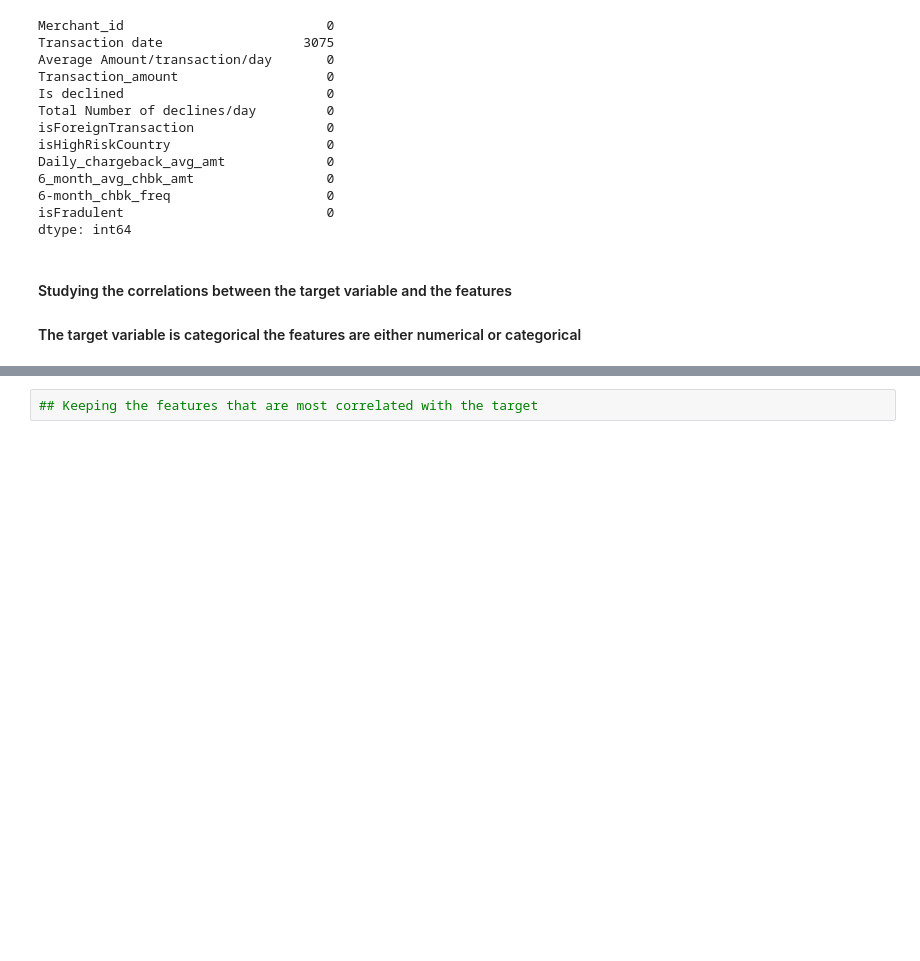
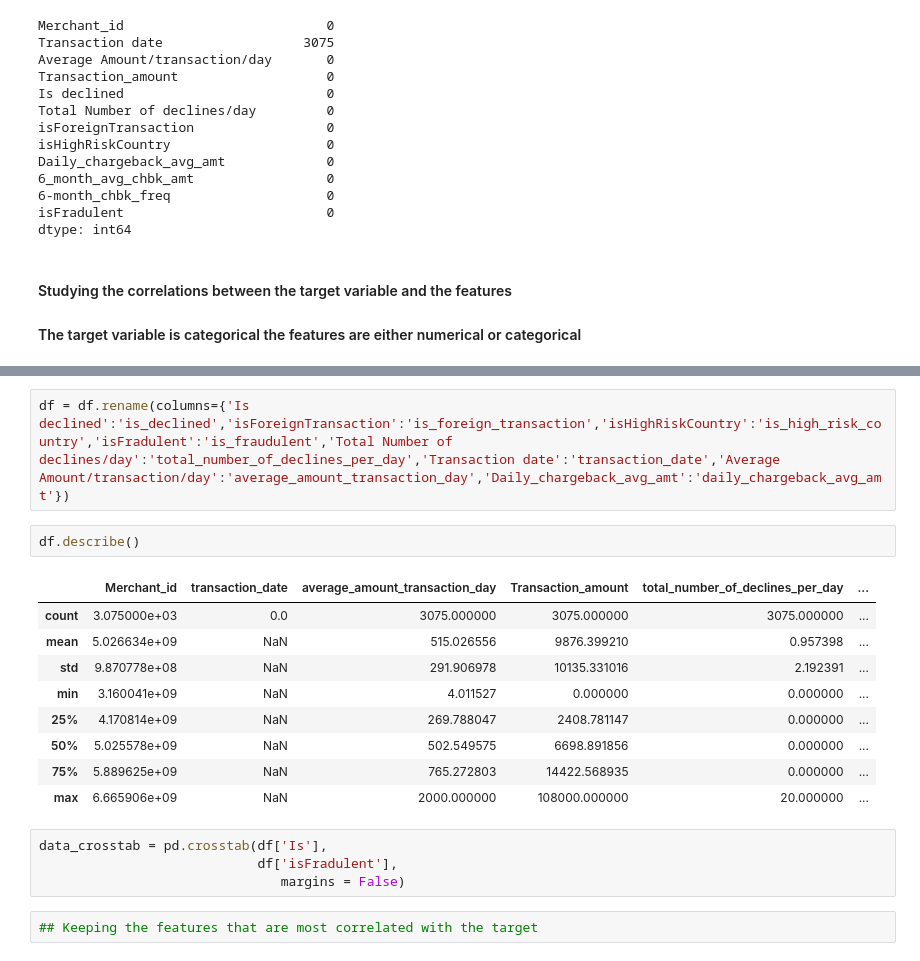
Before and after one commit to dahmd1/creditcardfrauddetection, a Jupyter notebook: Credit_card_fraud_detection_EDA.ipynb, the cells around one changed output, grey strips where cells are left out. Cells and saved outputs as stored; diff of their text form; blank space fills up the shorter version.

```diff
--- a/Credit_card_fraud_detection_EDA.ipynb
+++ b/Credit_card_fraud_detection_EDA.ipynb
@@ -131,3 +209,21 @@ dtype: int64
+# %%
+df = df.rename(columns={'Is declined':'is_declined','isForeignTransaction':'is_foreign_transaction','isHighRiskCountry':'is_high_risk_country','isFradulent':'is_fraudulent','Total Number of declines/day':'total_number_of_declines_per_day','Transaction date':'transaction_date','Average Amount/transaction/day':'average_amount_transaction_day','Daily_chargeback_avg_amt':'daily_chargeback_avg_amt'})
+# %%
+df.describe()
+# %% [output]
+|  | Merchant_id | transaction_date | average_amount_transaction_day | Transaction_amount | total_number_of_declines_per_day | ... |
+| count | 3.075000e+03 | 0.0 | 3075.000000 | 3075.000000 | 3075.000000 | ... |
+| mean | 5.026634e+09 | NaN | 515.026556 | 9876.399210 | 0.957398 | ... |
+| std | 9.870778e+08 | NaN | 291.906978 | 10135.331016 | 2.192391 | ... |
+| min | 3.160041e+09 | NaN | 4.011527 | 0.000000 | 0.000000 | ... |
+| 25% | 4.170814e+09 | NaN | 269.788047 | 2408.781147 | 0.000000 | ... |
+| 50% | 5.025578e+09 | NaN | 502.549575 | 6698.891856 | 0.000000 | ... |
+| 75% | 5.889625e+09 | NaN | 765.272803 | 14422.568935 | 0.000000 | ... |
+| max | 6.665906e+09 | NaN | 2000.000000 | 108000.000000 | 20.000000 | ... |
+# %%
+data_crosstab = pd.crosstab(df['Is'],
+                            df['isFradulent'],
+                               margins = False)
 # %%
 ## Keeping the features that are most correlated with the target
 # %% [markdown]
```
Also changed, not shown: parts of 13 cells of this notebook.
